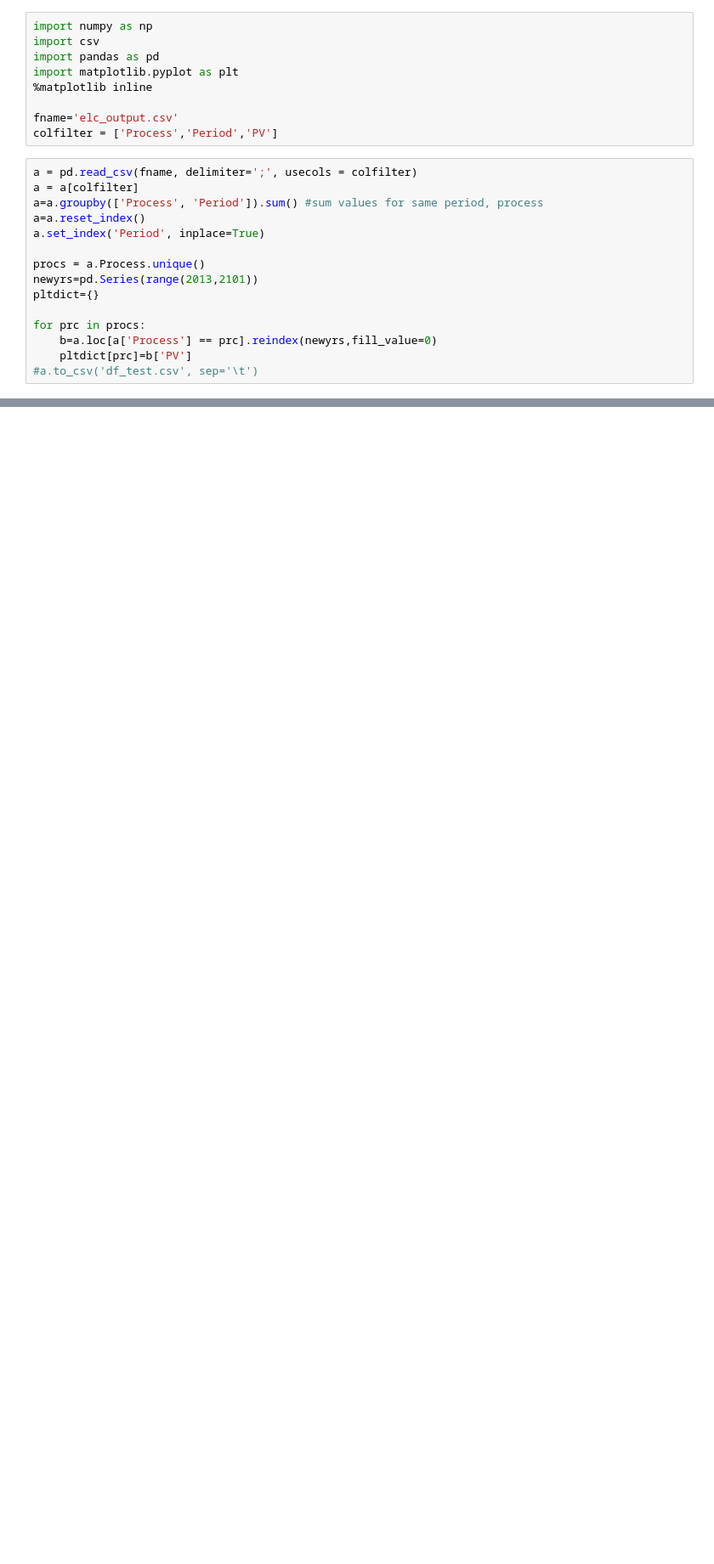
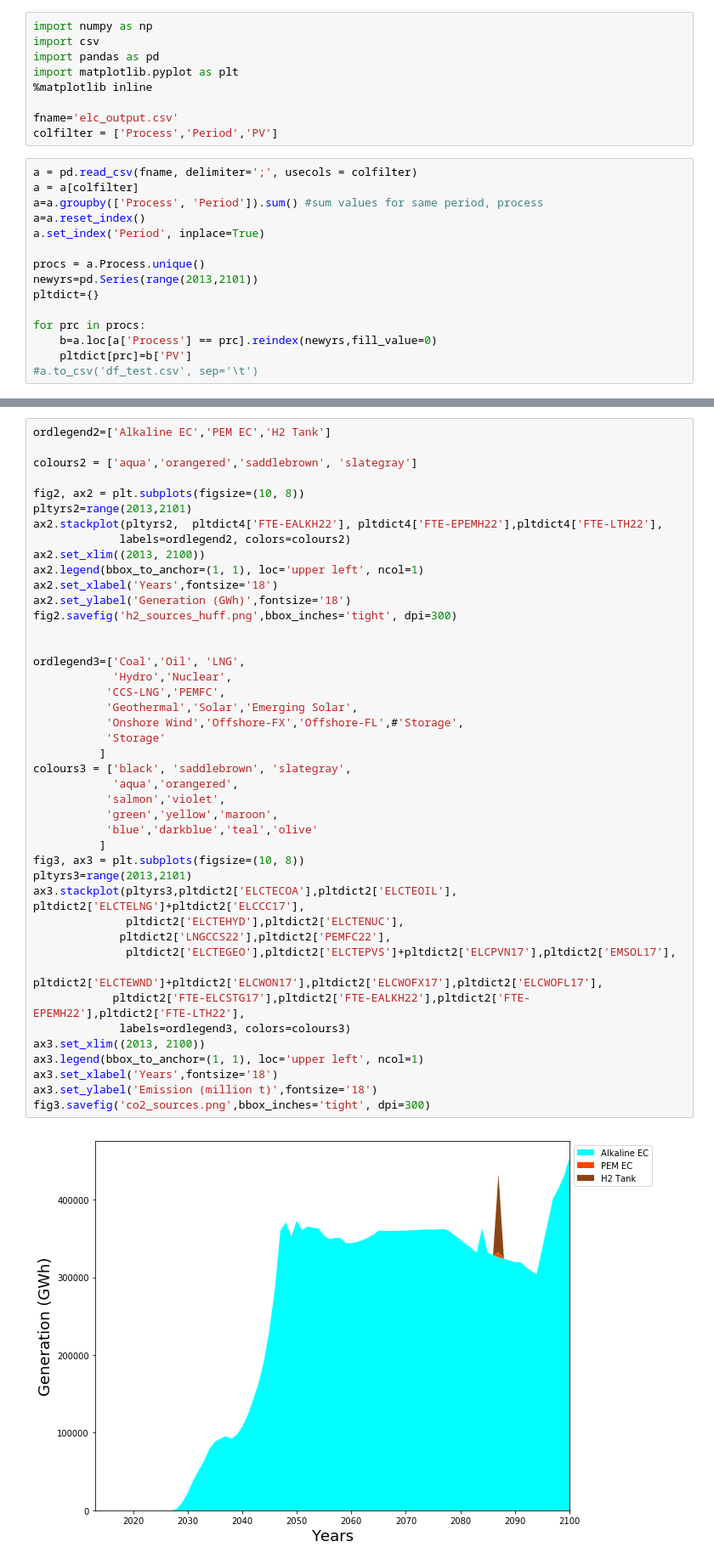
Before and after one commit to arfc/i2cner, a Jupyter notebook: JPN-Main-Model/active/newtech-nonuc/output/plotter.ipynb, the cells around one changed output, grey strips where cells are left out. Shown at 85% size. Cells and saved outputs as stored; diff of their text form; blank space fills up the shorter version.

```diff
--- a/JPN-Main-Model/active/newtech-nonuc/output/plotter.ipynb
+++ b/JPN-Main-Model/active/newtech-nonuc/output/plotter.ipynb
@@ -74,0 +113,45 @@ fig.savefig('elc_output_h2test.png',bbox_inches='tight', dpi=300)
+# %%
+ordlegend2=['Alkaline EC','PEM EC','H2 Tank']
+
+colours2 = ['aqua','orangered','saddlebrown', 'slategray']
+
+fig2, ax2 = plt.subplots(figsize=(10, 8))
+pltyrs2=range(2013,2101)
+ax2.stackplot(pltyrs2,  pltdict4['FTE-EALKH22'], pltdict4['FTE-EPEMH22'],pltdict4['FTE-LTH22'],
+             labels=ordlegend2, colors=colours2)
+ax2.set_xlim((2013, 2100))
+ax2.legend(bbox_to_anchor=(1, 1), loc='upper left', ncol=1)
+ax2.set_xlabel('Years',fontsize='18')
+ax2.set_ylabel('Generation (GWh)',fontsize='18')
+fig2.savefig('h2_sources_huff.png',bbox_inches='tight', dpi=300)
+
+
+ordlegend3=['Coal','Oil', 'LNG',
+            'Hydro','Nuclear',
+           'CCS-LNG','PEMFC',
+           'Geothermal','Solar','Emerging Solar',
+           'Onshore Wind','Offshore-FX','Offshore-FL',#'Storage',
+           'Storage'
+          ]
+colours3 = ['black', 'saddlebrown', 'slategray',
+            'aqua','orangered',
+           'salmon','violet',
+           'green','yellow','maroon',
+           'blue','darkblue','teal','olive'
+          ]
+fig3, ax3 = plt.subplots(figsize=(10, 8))
+pltyrs3=range(2013,2101)
+ax3.stackplot(pltyrs3,pltdict2['ELCTECOA'],pltdict2['ELCTEOIL'], pltdict2['ELCTELNG']+pltdict2['ELCCC17'],
+              pltdict2['ELCTEHYD'],pltdict2['ELCTENUC'],
+             pltdict2['LNGCCS22'],pltdict2['PEMFC22'],
+              pltdict2['ELCTEGEO'],pltdict2['ELCTEPVS']+pltdict2['ELCPVN17'],pltdict2['EMSOL17'],
+             pltdict2['ELCTEWND']+pltdict2['ELCWON17'],pltdict2['ELCWOFX17'],pltdict2['ELCWOFL17'],
+            pltdict2['FTE-ELCSTG17'],pltdict2['FTE-EALKH22'],pltdict2['FTE-EPEMH22'],pltdict2['FTE-LTH22'],
+             labels=ordlegend3, colors=colours3)
+ax3.set_xlim((2013, 2100))
+ax3.legend(bbox_to_anchor=(1, 1), loc='upper left', ncol=1)
+ax3.set_xlabel('Years',fontsize='18')
+ax3.set_ylabel('Emission (million t)',fontsize='18')
+fig3.savefig('co2_sources.png',bbox_inches='tight', dpi=300)
+# %% [output]
+[figure, added]
```
Also changed, not shown: parts of 5 cells of this notebook, 42 other files.
